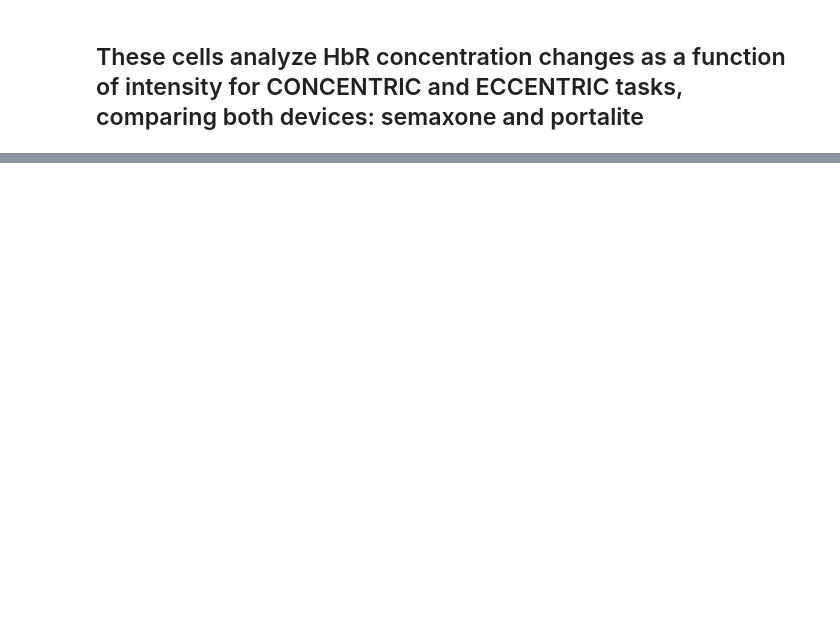
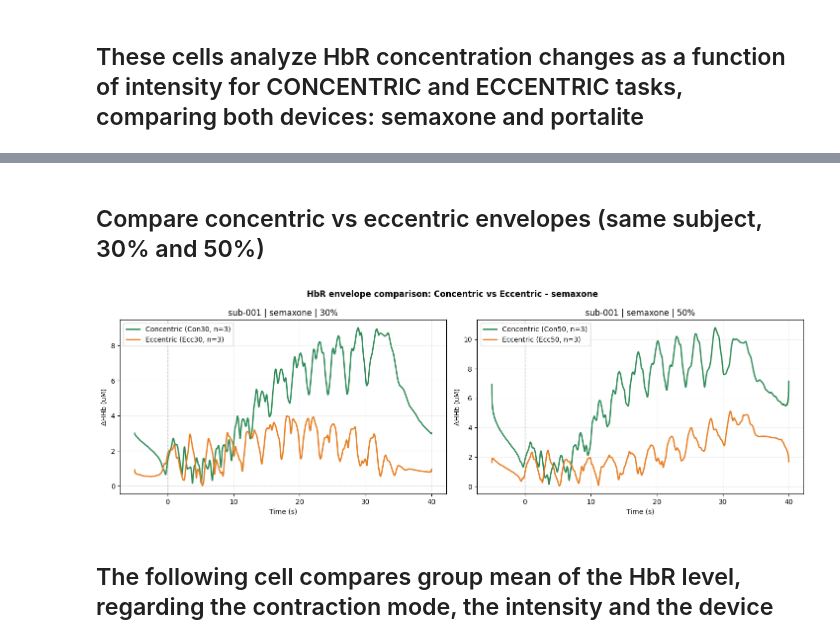
Before and after one commit to yanndvx/DataAnalysisProject_DevauxYann, a Jupyter notebook: main_scritps/mNIRS_V0.0.1.ipynb, the cells around one changed output, grey strips where cells are left out. Drawn from its saved outputs; the diff is of its cells as text; code cells hidden in the pictures; blank space fills up the shorter version.

```diff
--- a/main_scritps/mNIRS_V0.0.1.ipynb
+++ b/main_scritps/mNIRS_V0.0.1.ipynb
@@ -140,3 +224,19 @@ Trial types found: ['Con30', 'Con50']
+# %% [markdown]
+## Compare concentric vs eccentric envelopes (same subject, 30% and 50%)
+# %%
+con_ecc_envelope_summary = NIRS_oxymove.plot_concentric_vs_eccentric_envelopes(
+    subject_choice=subject_choice,
+    recording_choice=['semaxone'],
+    t_pre=t_pre,
+    t_post=t_post,
+    chromophore='HbR',
+    use_abs_envelope=False,
+    base_root=BASE_ROOT,
+)
+# %% [output]
+[figure, added]
+# %% [markdown]
+## The following cell compares group mean of the HbR level, regarding the contraction mode, the intensity and the device
 # %%
 group_stats = NIRS_oxymove.compare_devices_group_mean(
     subject_ids=None,  # None = all subjects found in BASE_ROOT
```
Also changed, not shown: parts of 26 cells of this notebook, 6 other files.
